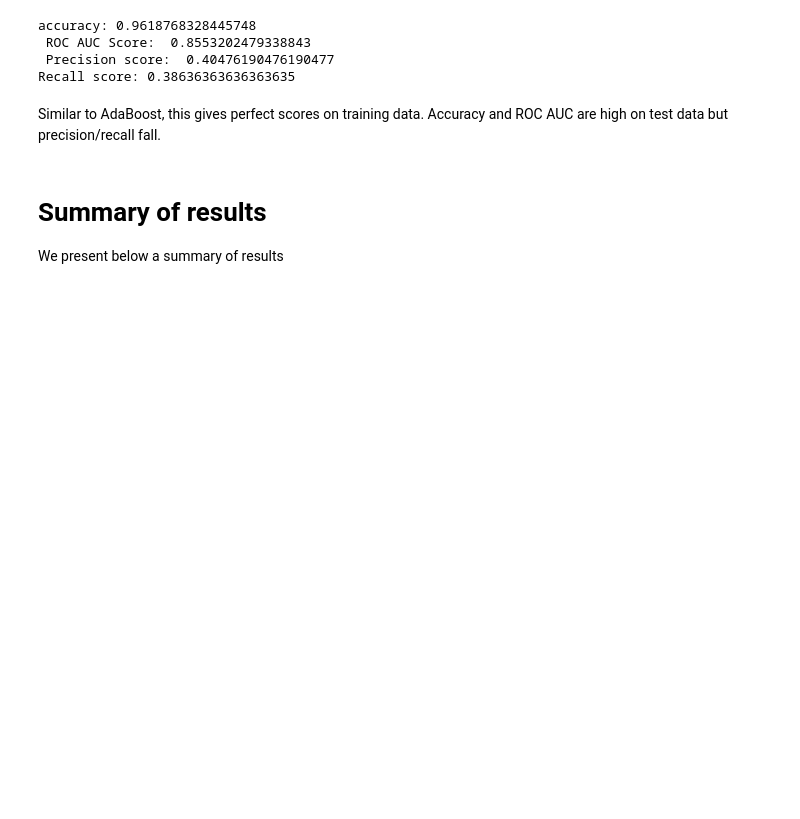
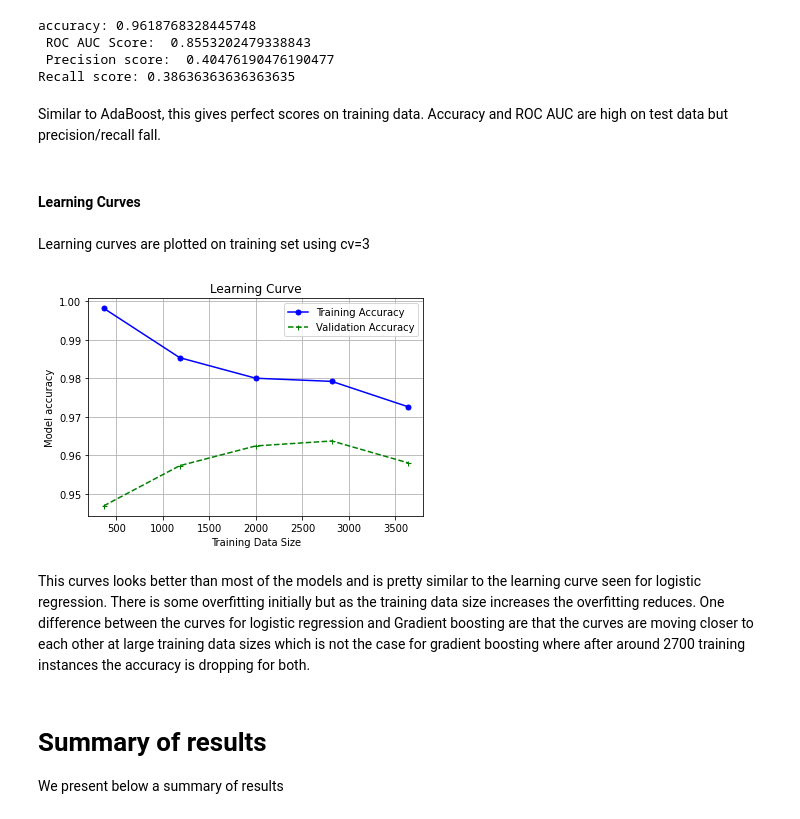
Before and after one commit to rtiwari6-stats/ML-Bankruptcy-Classifier, a Jupyter notebook: CFRM521_FinalProject.ipynb, the cells around one changed output. Drawn from its saved outputs; the diff is of its cells as text; code cells hidden in the pictures; blank space fills up the shorter version.

```diff
--- a/CFRM521_FinalProject.ipynb
+++ b/CFRM521_FinalProject.ipynb
@@ -637,6 +647,16 @@ accuracy: 0.9618768328445748
 Recall score: 0.38636363636363635
 # %% [markdown]
 Similar to AdaBoost, this gives perfect scores on training data. Accuracy and ROC AUC are high on test data but precision/recall fall.
+# %% [markdown]
+#### Learning Curves
+# %% [markdown]
+Learning curves are plotted on training set using cv=3
+# %%
+plot_learning_curve(grid_search_gboost.best_estimator_, X,y)
+# %% [output]
+[figure, added]
+# %% [markdown]
+This curves looks better than most of the models and is pretty similar to the learning curve seen for logistic regression. There is some overfitting initially but as the training data size increases the overfitting reduces. One difference between the curves for logistic regression and Gradient boosting are that the curves are moving closer to each other at large training data sizes which is not the case for gradient boosting where after around 2700 training instances the accuracy is dropping for both.
 # %% [markdown]
 # Summary of results
 
```
Also changed, not shown: parts of 7 cells of this notebook.
